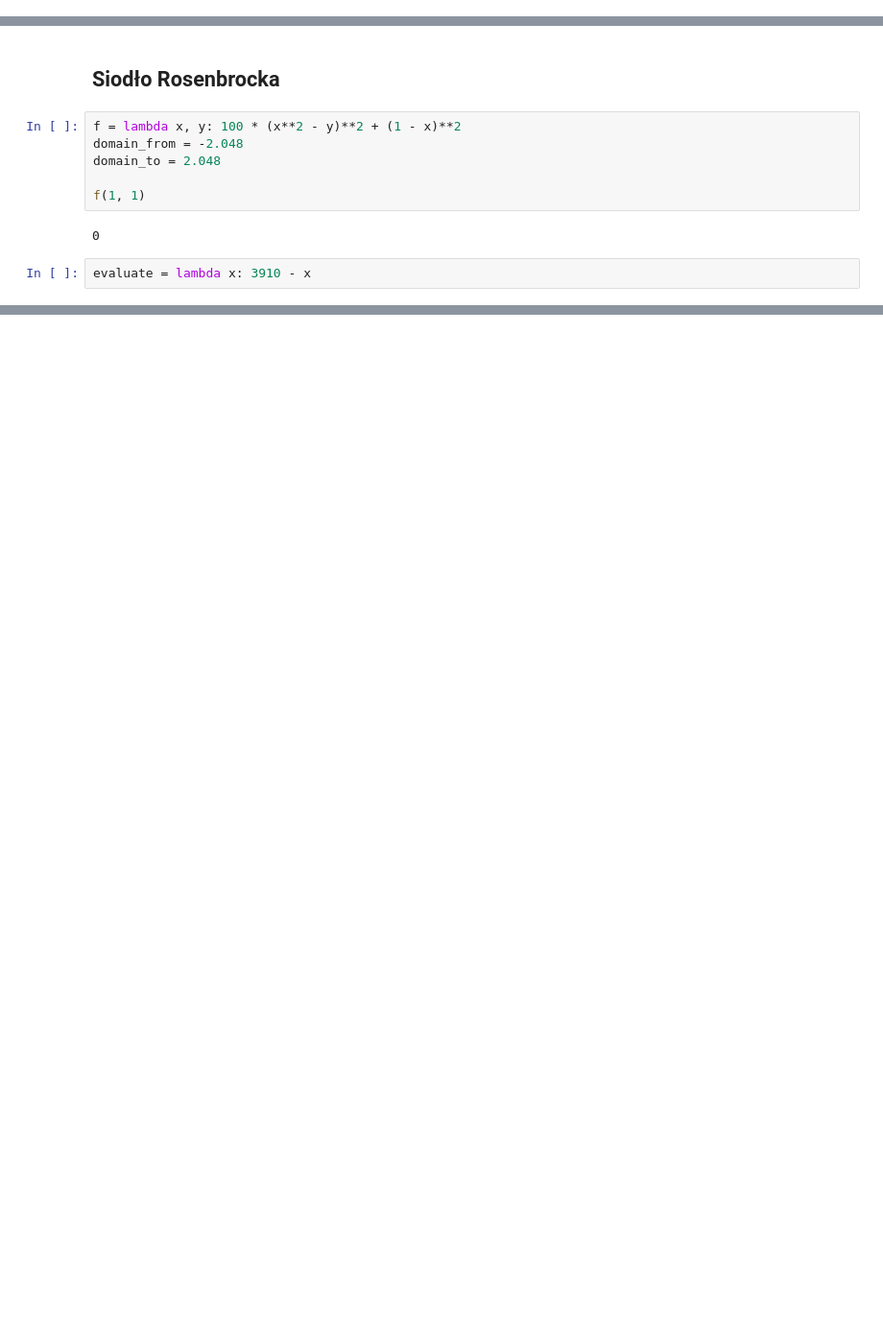
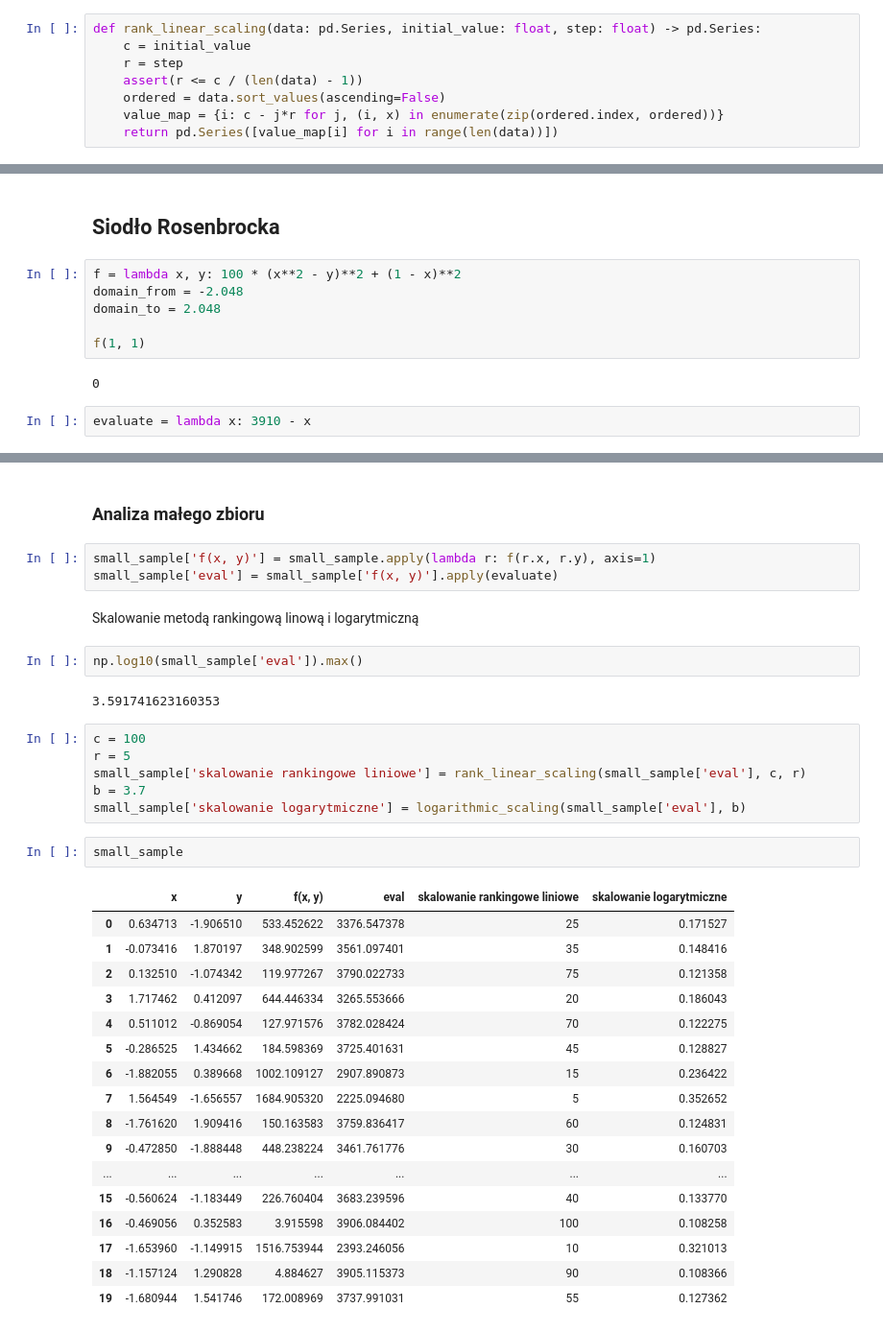
Before and after one commit to christopher-dabrowski/POSI-C2, a Jupyter notebook: Skalowanie.ipynb, the cells around one changed output, grey strips where cells are left out. Shown at 96% size. Cells and saved outputs as stored; diff of their text form; blank space fills up the shorter version.

```diff
--- a/Skalowanie.ipynb
+++ b/Skalowanie.ipynb
@@ -83,0 +90,8 @@ Name: eval, dtype: float64
+# %%
+def rank_linear_scaling(data: pd.Series, initial_value: float, step: float) -> pd.Series:
+    c = initial_value
+    r = step
+    assert(r <= c / (len(data) - 1))
+    ordered = data.sort_values(ascending=False)
+    value_map = {i: c - j*r for j, (i, x) in enumerate(zip(ordered.index, ordered))}
+    return pd.Series([value_map[i] for i in range(len(data))])
@@ -138,3 +254,40 @@ np.random.seed(291)
 columns = ['x', 'y']
 small_sample = pd.DataFrame(np.random.uniform(domain_from, domain_to, (20, 2)), columns=columns)
 big_sample = pd.DataFrame(np.random.uniform(domain_from, domain_to, (100, 2)), columns=columns)
+# %% [markdown]
+### Analiza małego zbioru
+# %%
+small_sample['f(x, y)'] = small_sample.apply(lambda r: f(r.x, r.y), axis=1)
+small_sample['eval'] = small_sample['f(x, y)'].apply(evaluate)
+# %% [markdown]
+Skalowanie metodą rankingową linową i logarytmiczną
+# %%
+np.log10(small_sample['eval']).max()
+# %% [output]
+3.591741623160353
+# %%
+c = 100
+r = 5
+small_sample['skalowanie rankingowe liniowe'] = rank_linear_scaling(small_sample['eval'], c, r)
+b = 3.7
+small_sample['skalowanie logarytmiczne'] = logarithmic_scaling(small_sample['eval'], b)
+# %%
+small_sample
+# %% [output]
+|  | x | y | f(x, y) | eval | skalowanie rankingowe liniowe | skalowanie logarytmiczne |
+| 0 | 0.634713 | -1.906510 | 533.452622 | 3376.547378 | 25 | 0.171527 |
+| 1 | -0.073416 | 1.870197 | 348.902599 | 3561.097401 | 35 | 0.148416 |
+| 2 | 0.132510 | -1.074342 | 119.977267 | 3790.022733 | 75 | 0.121358 |
+| 3 | 1.717462 | 0.412097 | 644.446334 | 3265.553666 | 20 | 0.186043 |
+| 4 | 0.511012 | -0.869054 | 127.971576 | 3782.028424 | 70 | 0.122275 |
+| 5 | -0.286525 | 1.434662 | 184.598369 | 3725.401631 | 45 | 0.128827 |
+| 6 | -1.882055 | 0.389668 | 1002.109127 | 2907.890873 | 15 | 0.236422 |
+| 7 | 1.564549 | -1.656557 | 1684.905320 | 2225.094680 | 5 | 0.352652 |
+| 8 | -1.761620 | 1.909416 | 150.163583 | 3759.836417 | 60 | 0.124831 |
+| 9 | -0.472850 | -1.888448 | 448.238224 | 3461.761776 | 30 | 0.160703 |
+| ... | ... | ... | ... | ... | ... | ... |
+| 15 | -0.560624 | -1.183449 | 226.760404 | 3683.239596 | 40 | 0.133770 |
+| 16 | -0.469056 | 0.352583 | 3.915598 | 3906.084402 | 100 | 0.108258 |
+| 17 | -1.653960 | -1.149915 | 1516.753944 | 2393.246056 | 10 | 0.321013 |
+| 18 | -1.157124 | 1.290828 | 4.884627 | 3905.115373 | 90 | 0.108366 |
+| 19 | -1.680944 | 1.541746 | 172.008969 | 3737.991031 | 55 | 0.127362 |
```
Also changed, not shown: parts of 28 cells of this notebook, 6 other files.
